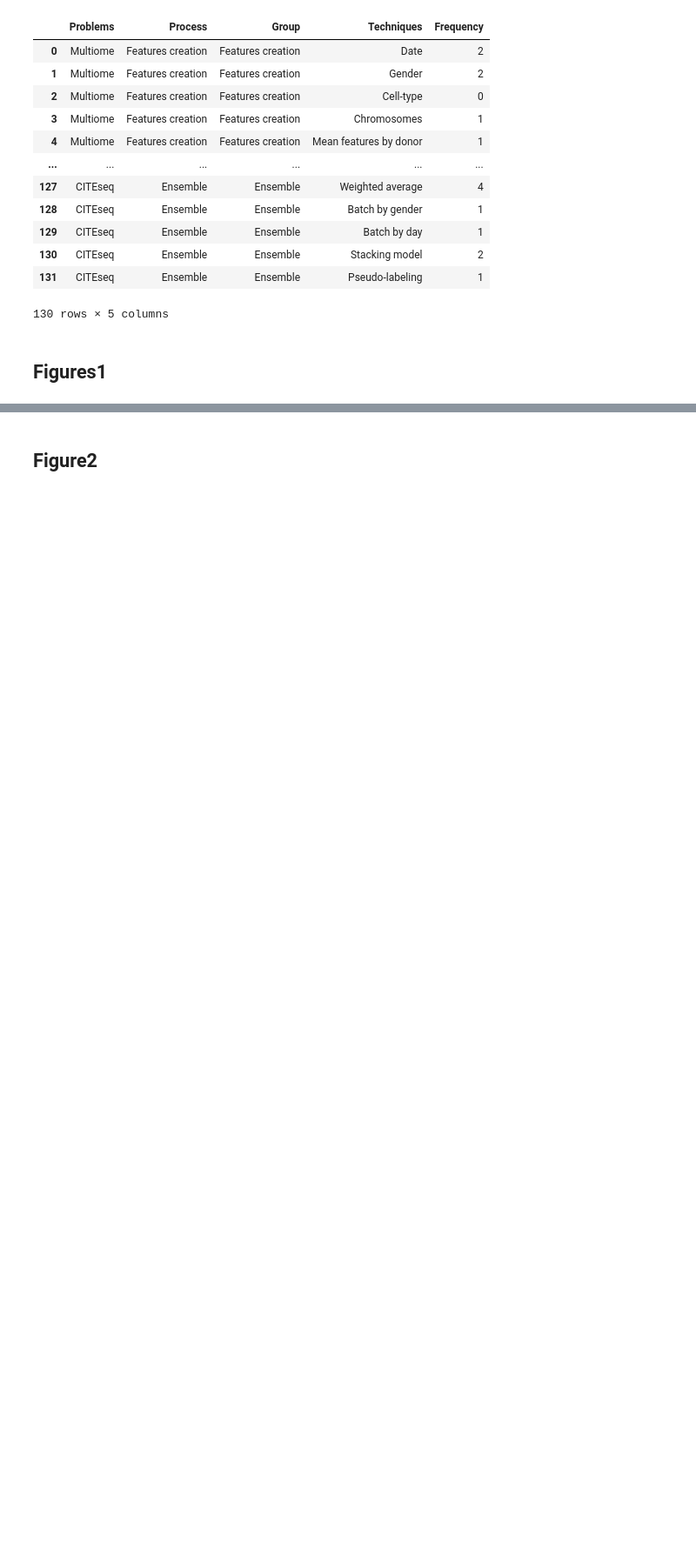
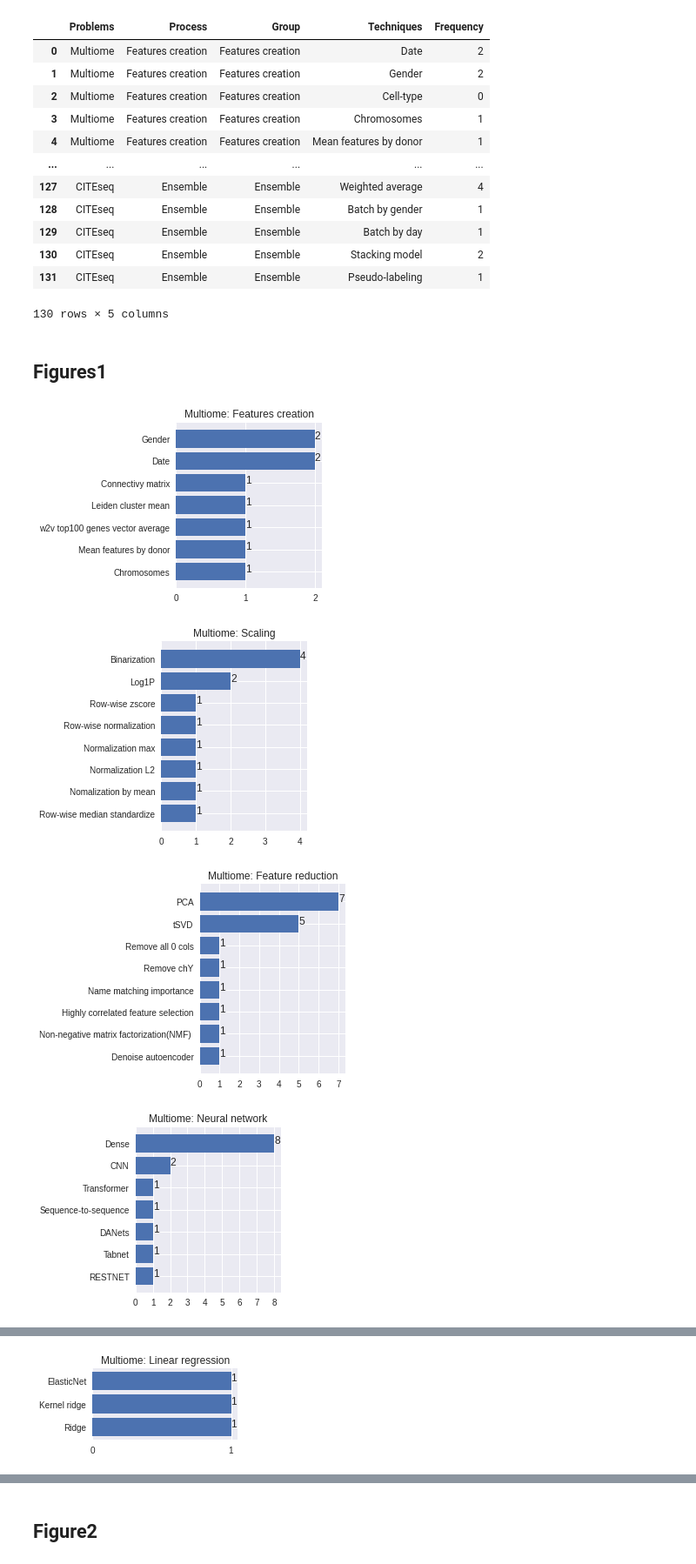
Before and after one commit to jingwora/Comprehensive-Study-of-DNA-RNA-Protein-Measurements-co-vary-Predictive-Machine-Learning-Technique, a Jupyter notebook: scripts/Figure.ipynb, the cells around one changed output, grey strips where cells are left out. Shown at 87% size. Drawn from its saved outputs; the diff is of its cells as text; code cells hidden in the pictures; blank space fills up the shorter version.

```diff
--- a/scripts/Figure.ipynb
+++ b/scripts/Figure.ipynb
@@ -140,30 +117,35 @@ groups = list(df["Group"].unique())
 
 def get_bar_chart(input_df):
 
   for problem in problems:
 
     problem_df = input_df[input_df["Problems"] == problem].copy()
 
     for group in groups:
 
       df = problem_df[problem_df["Group"] == group]
       df = df.sort_values(by=["Frequency"])
       df = df[df["Frequency"] > 0 ]   # only more than 0
 
       technique_count = len(df['Techniques'])
       fig = plt.figure(figsize =(3, technique_count/2))
 
       x = df['Techniques']
       y = df['Frequency']
       plt.barh(x, y)
       plt.title(f"{problem}: {group}")
 
       for index, value in enumerate(y):
           plt.text(value, index, str(value),  fontsize=12)
 
       plt.savefig(f'{figures_path}{problem}_{group}.png')
+      plt.gca().xaxis.set_major_locator(plt.MultipleLocator(1))
       plt.show()
 
 
 get_bar_chart(df)
 # %% [output]
+[figure, added]
+[figure, added]
+[figure, added]
+[figure, added]
@@ -169,0 +153 @@ get_bar_chart(df)
+[figure, added]
```
Also changed, not shown: parts of 7 cells of this notebook, 1 other file.
